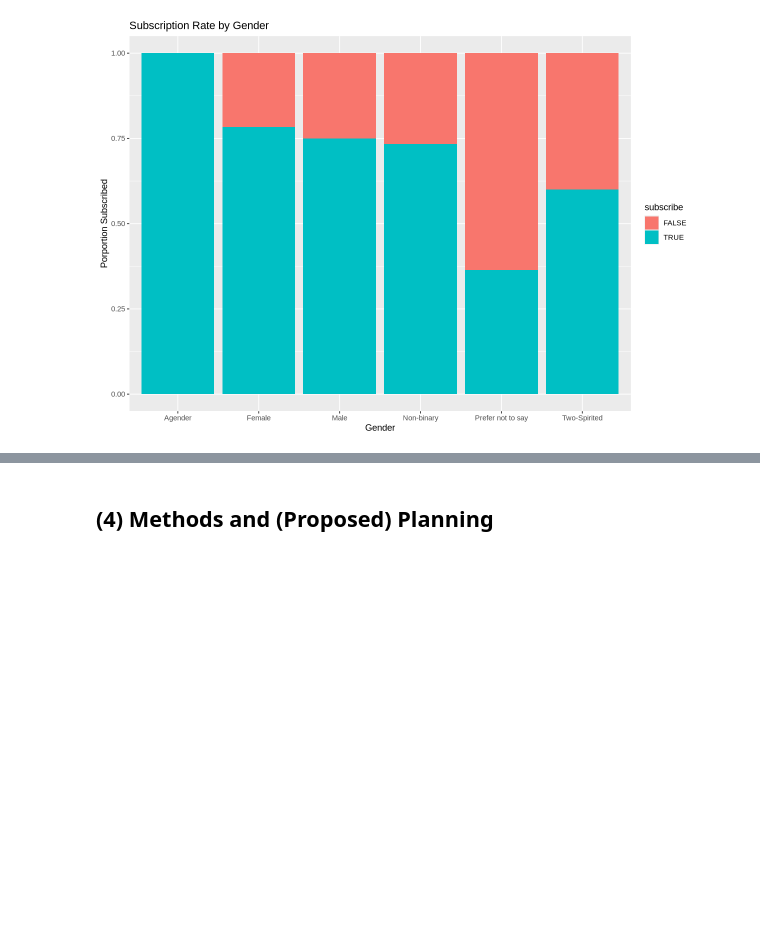
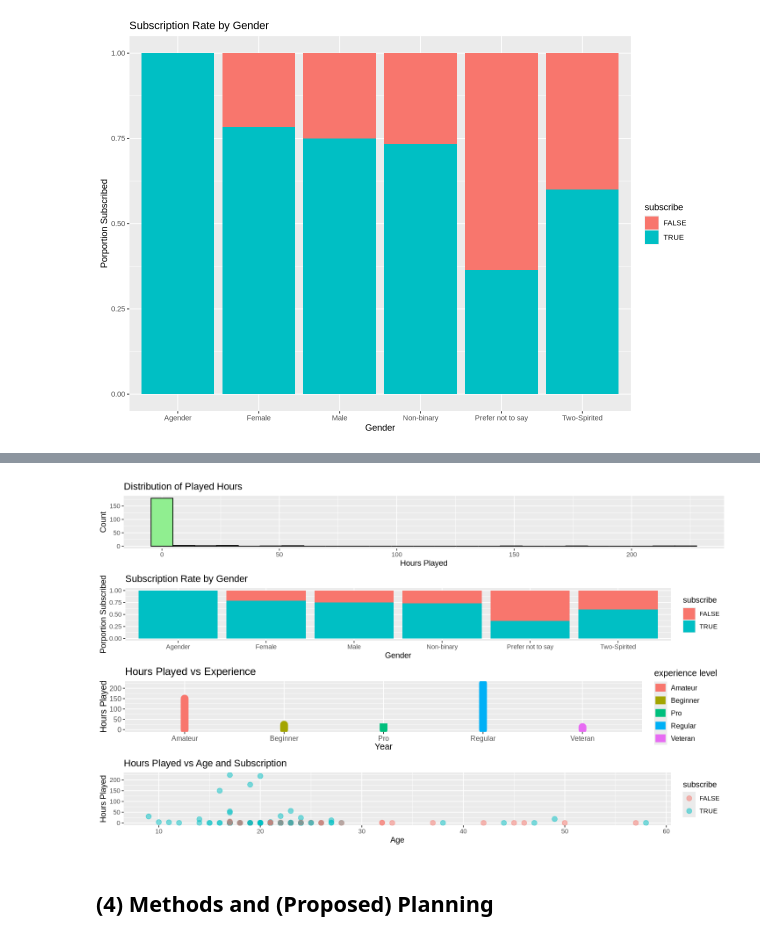
Before and after one commit to mimi15090/dsci-100-2025w1-group-024, a Jupyter notebook: Report.ipynb, the cells around one changed output, grey strips where cells are left out. Saved outputs shown, nothing was run; the diff lists cells and outputs as text; code cells hidden in the pictures; blank space fills up the shorter version.

```diff
--- a/Report.ipynb
+++ b/Report.ipynb
@@ -189,5 +200,7 @@ plot3
 # %%
 #side by side graph comparison:
-grid.arrange(plot1, plot2, plot3, nco
+grid.arrange(plot1, plot2, plot3, plot4, ncol=1)
+# %% [output]
+[figure, added]
 # %% [markdown]
 ## (4) Methods and (Proposed) Planning
```
Also changed, not shown: parts of 3 cells of this notebook.
